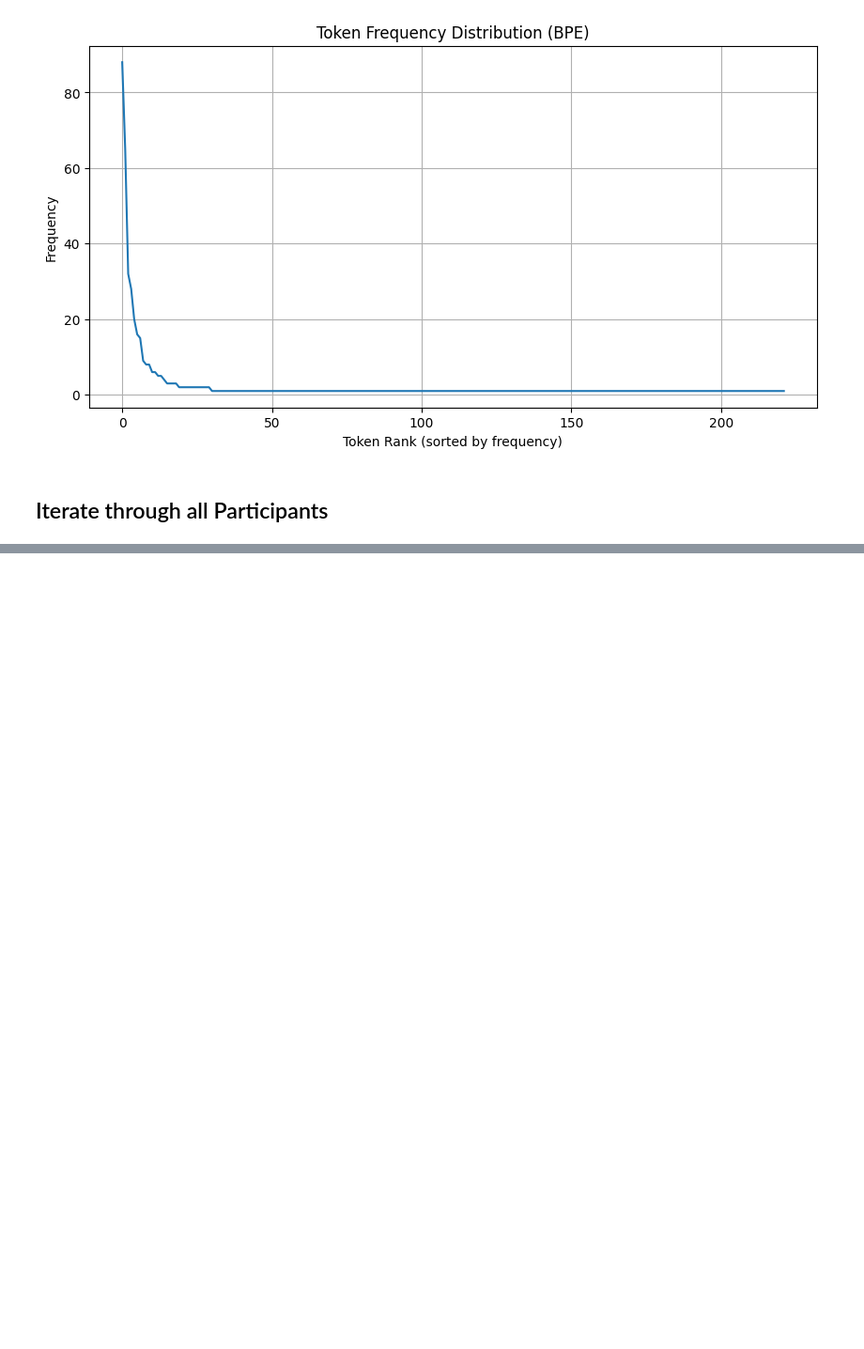
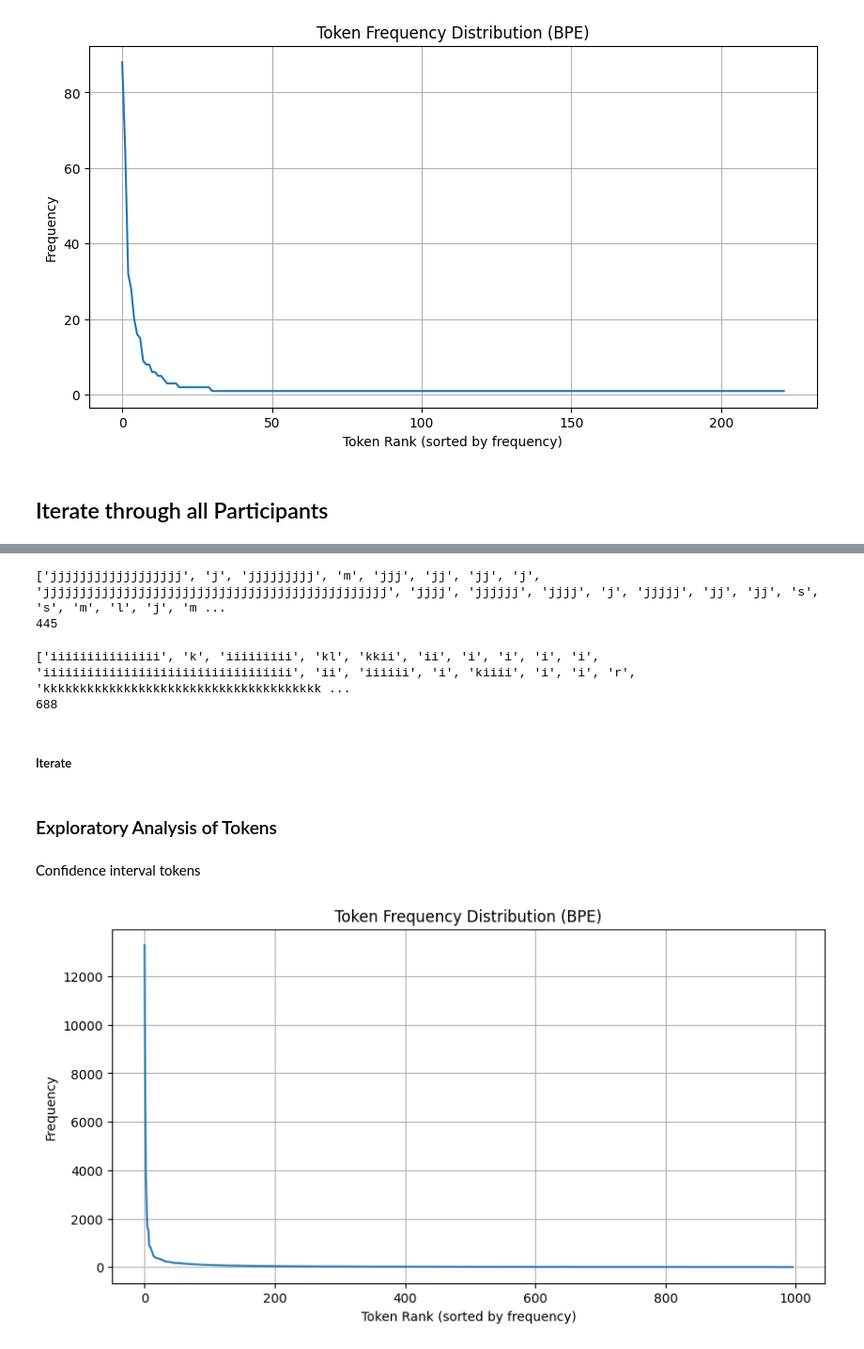
Before and after one commit to kyradelray/Wearables_Tokenizer, a Jupyter notebook: Tokenizer.ipynb, the cells around one changed output, grey strips where cells are left out. Shown at 94% size. Saved outputs shown, nothing was run; the diff lists cells and outputs as text; code cells hidden in the pictures; blank space fills up the shorter version.

```diff
--- a/Tokenizer.ipynb
+++ b/Tokenizer.ipynb
@@ -249,0 +348,73 @@ plt.show()
+# %%
+corpus_c_joined= " ".join(corpus_c)
+corpus_s_joined= " ".join(corpus_s)
+# %%
+# Build the tokenizer
+tokenizer_c = Tokenizer(models.BPE())
+tokenizer_c.pre_tokenizer = pre_tokenizers.Whitespace()
+
+trainer_c = trainers.BpeTrainer(vocab_size=1000, special_tokens=["[PAD]", "[UNK]", "[CLS]", "[SEP]"])
+corpus_iterator_c= corpus_c_joined.split()
+
+
+# Train on your own corpus
+tokenizer_c.train_from_iterator(corpus_iterator_c, trainer)
+
+# Encode
+output_c = tokenizer_c.encode(string_c)
+print(output_c.tokens)
+print(len(output_c.ids))
+# %% [output]
+['jjjjjjjjjjjjjjjjjj', 'j', 'jjjjjjjjj', 'm', 'jjj', 'jj', 'jj', 'j', 'jjjjjjjjjjjjjjjjjjjjjjjjjjjjjjjjjjjjjjjjjjjjjjj', 'jjjj', 'jjjjjj', 'jjjj', 'j', 'jjjjj', 'jj', 'jj', 's', 's', 'm', 'l', 'j', 'm ...
+445
+# %%
+# Build the tokenizer
+tokenizer_s = Tokenizer(models.BPE())
+tokenizer_s.pre_tokenizer = pre_tokenizers.Whitespace()
+
+trainer_s = trainers.BpeTrainer(vocab_size=1000, special_tokens=["[PAD]", "[UNK]", "[CLS]", "[SEP]"])
+corpus_iterator_s= corpus_s_joined.split()
+
+
+# Train on your own corpus
+tokenizer_s.train_from_iterator(corpus_iterator_s, trainer)
+
+# Encode
+output_s = tokenizer_s.encode(string_s)
+print(output_s.tokens)
+print(len(output_s.ids))
+# %% [output]
+['iiiiiiiiiiiiiii', 'k', 'iiiiiiiii', 'kl', 'kkii', 'ii', 'i', 'i', 'i', 'i', 'iiiiiiiiiiiiiiiiiiiiiiiiiiiiiiiiii', 'ii', 'iiiiii', 'i', 'kiiii', 'i', 'i', 'r', 'kkkkkkkkkkkkkkkkkkkkkkkkkkkkkkkkkkkkkk ...
+688
+# %% [markdown]
+<h5>
+Iterate
+# %%
+# Tokenize each entry in corpus_c using the trained tokenizer_c
+tokenized_c = [tokenizer_c.encode(i) for i in corpus_c]
+tokenized_s=  [tokenizer_s.encode(i) for i in corpus_s]
+# %% [markdown]
+<h3> Exploratory Analysis of Tokens
+# %% [markdown]
+Confidence interval tokens
+# %%
+
+# Flatten all token ids from all entries in tokenized_c
+all_token_ids_c = [token_id for entry in tokenized_c for token_id in entry.ids]
+
+# Count frequency of each token id
+token_counts_c = Counter(all_token_ids_c)
+
+# Sort tokens by frequency
+sorted_tokens_c = sorted(token_counts_c.items(), key=lambda x: x[1], reverse=True)
+token_ids_sorted_c, frequencies = zip(*sorted_tokens_c)
+
+plt.figure(figsize=(10, 5))
+plt.plot(frequencies)
+plt.xlabel("Token Rank (sorted by frequency)")
+plt.ylabel("Frequency")
+plt.title("Token Frequency Distribution (BPE)")
+plt.grid(True)
+plt.show()
+# %% [output]
+[figure, added]
```
Also changed, not shown: parts of 50 cells of this notebook, 2 other files.
